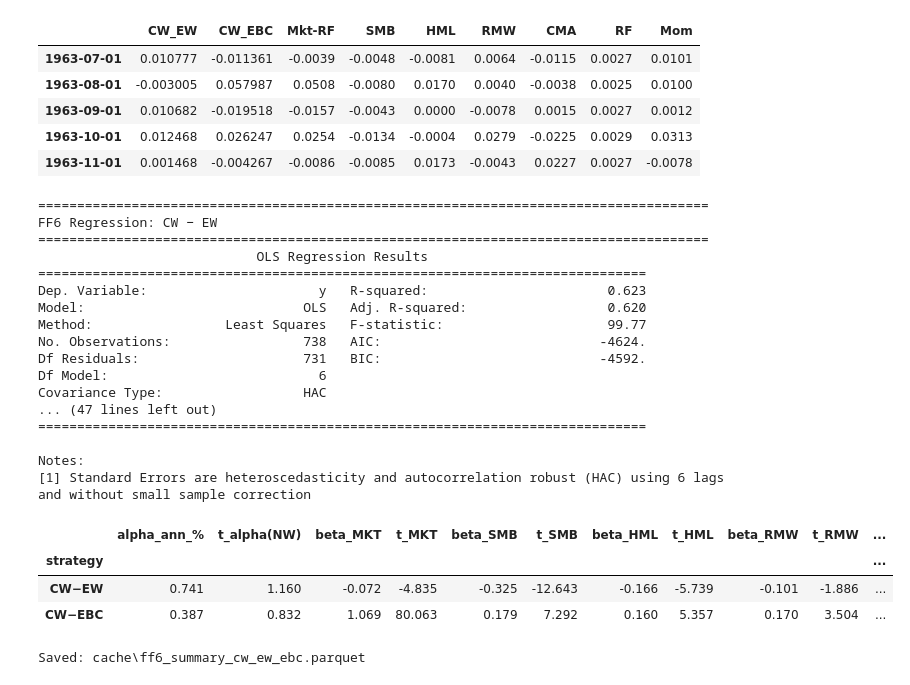
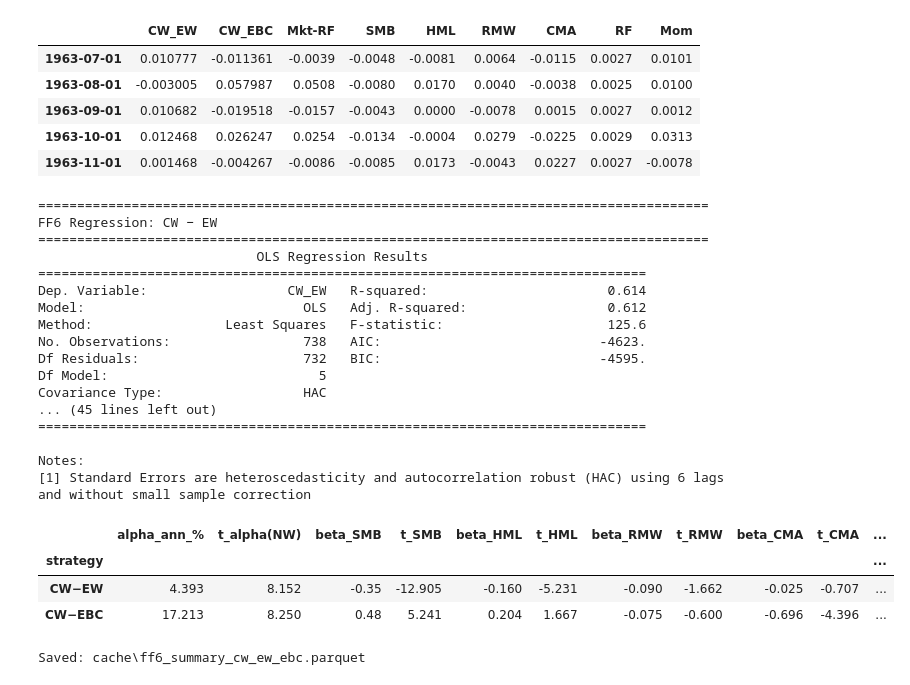
Before and after one commit to eviprous/Invesco-Research, a Jupyter notebook: cw_vs_ebc_kw.ipynb, the cells around one changed output. Saved outputs shown, nothing was run; the diff lists cells and outputs as text; code cells hidden in the pictures.

```diff
--- a/cw_vs_ebc_kw.ipynb
+++ b/cw_vs_ebc_kw.ipynb
@@ -313,16 +326,16 @@ def clean_numeric(x):
 
 rets        = to_month_end(rets)
 pref_series = to_month_end(pref_m["CW-EBC"])
-mkt_series  = to_month_end(ff_m["Mkt-RF"])
+# mkt_series  = to_month_end(ff_m["Mkt-RF"])
 
 rets        = clean_numeric(rets)
 pref_series = clean_numeric(pref_series)
-mkt_series  = clean_numeric(mkt_series)
+# mkt_series  = clean_numeric(mkt_series)
 
-common_idx  = rets.index.intersection(pref_series.index).intersection(mkt_series.index)
+common_idx  = rets.index.intersection(pref_series.index)
 rets        = rets.loc[common_idx]
 pref_series = pref_series.loc[common_idx]
-mkt_series  = mkt_series.loc[common_idx]
+# mkt_series  = mkt_series.loc[common_idx]
 
 print("Aligned span:", rets.index.min(), "→", rets.index.max(), " | months:", len(rets))
 # %% [output]
@@ -434,7 +447,7 @@ def fama_macbeth(rets: pd.DataFrame,
 for pref_name in ["CW-EBC", "CW-EW"]:
     fm_out = fama_macbeth(rets=rets,
                           pref_series=pref_m[pref_name],
-                          mkt_series=ff_m["Mkt-RF"],
+                          mkt_series=None,
                           window=36, nw_lags=6,
                           min_stocks=50, verbose=False)
     print(f"[FM] {pref_name}  mean λ={fm_out.get('lambda_pref_mean')},  t={fm_out.get('lambda_pref_t')},  "
@@ -445,5 +458,5 @@ for pref_name in ["CW-EBC", "CW-EW"]:
 # %%
-fac_names = ["Mkt-RF","SMB","HML","RMW","CMA","Mom"]
+fac_names = ["SMB","HML","RMW","CMA","Mom"]
 beta_ctrl = {}
 for nm in fac_names:
     beta_ctrl[nm] = rolling_beta_single_factor(rets, ff_m[nm], window=36).shift(1)
@@ -493,7 +506,7 @@ W = 36
 min_stocks = 50
 nw_lags = 6
 pref_list = ["CW-EBC", "CW-EW"]
-fac_names = ["Mkt-RF","SMB","HML","RMW","CMA","Mom"]
+fac_names = ["SMB","HML","RMW","CMA","Mom"]
 
 
 beta_ctrl = {
@@ -623,9 +636,8 @@ import numpy as np
 import statsmodels.api as sm
 
 def ff6_reg(df, yname, maxlags=6):
-    """(y - RF) ~ const + Mkt-RF + SMB + HML + RMW + CMA + Mom, HAC(Newey–West)"""
-    y_ex = df[yname] - df["RF"]
-    X = sm.add_constant(df[["Mkt-RF","SMB","HML","RMW","CMA","Mom"]])
+    y_ex = df[yname]
+    X = sm.add_constant(df[["SMB","HML","RMW","CMA","Mom"]])
     model = sm.OLS(y_ex, X).fit(cov_type="HAC", cov_kwds={"maxlags": maxlags})
     return model
 
@@ -637,7 +649,6 @@ def pack_row(name, model):
         "strategy": name,
         "alpha_ann_%": alpha_ann * 100.0,
         "t_alpha(NW)": t["const"],
-        "beta_MKT": p["Mkt-RF"], "t_MKT": t["Mkt-RF"],
         "beta_SMB": p["SMB"],   "t_SMB": t["SMB"],
         "beta_HML": p["HML"],   "t_HML": t["HML"],
         "beta_RMW": p["RMW"],   "t_RMW": t["RMW"],
@@ -656,44 +667,44 @@ def print_summary_no_datetime(title, model):
     print("="*86)
     print(title)
     print("="*86)
     print("\n".join(lines))
     print()
 
 res_ew  = ff6_reg(panel, "CW_EW",  maxlags=6)
 res_ebc = ff6_reg(panel, "CW_EBC", maxlags=6)
 
 print_summary_no_datetime("FF6 Regression: CW − EW",  res_ew)
 print_summary_no_datetime("FF6 Regression: CW − EBC", res_ebc)
 
 summary_df = pd.DataFrame([pack_row("CW−EW", res_ew),
                            pack_row("CW−EBC", res_ebc)]).set_index("strategy")
 display(summary_df.round(3))
 
 summary_path = os.path.join("cache", "ff6_summary_cw_ew_ebc.parquet")
 summary_df.to_parquet(summary_path)
 print("Saved:", summary_path)
 # %% [output]
 ======================================================================================
 FF6 Regression: CW − EW
 ======================================================================================
                             OLS Regression Results
 ==============================================================================
-Dep. Variable:                      y   R-squared:                       0.623
-Model:                            OLS   Adj. R-squared:                  0.620
-Method:                 Least Squares   F-statistic:                     99.77
-No. Observations:                 738   AIC:                            -4624.
-Df Residuals:                     731   BIC:                            -4592.
-Df Model:                           6
+Dep. Variable:                  CW_EW   R-squared:                       0.614
+Model:                            OLS   Adj. R-squared:                  0.612
+Method:                 Least Squares   F-statistic:                     125.6
+No. Observations:                 738   AIC:                            -4623.
+Df Residuals:                     732   BIC:                            -4595.
+Df Model:                           5
 Covariance Type:                  HAC
-... (47 lines left out)
+... (45 lines left out)
 ==============================================================================
 
 Notes:
 [1] Standard Errors are heteroscedasticity and autocorrelation robust (HAC) using 6 lags and without small sample correction
-|  | alpha_ann_% | t_alpha(NW) | beta_MKT | t_MKT | beta_SMB | t_SMB | beta_HML | t_HML | beta_RMW | t_RMW | ... |
+|  | alpha_ann_% | t_alpha(NW) | beta_SMB | t_SMB | beta_HML | t_HML | beta_RMW | t_RMW | beta_CMA | t_CMA | ... |
 | strategy |  |  |  |  |  |  |  |  |  |  | ... |
-| CW−EW | 0.741 | 1.160 | -0.072 | -4.835 | -0.325 | -12.643 | -0.166 | -5.739 | -0.101 | -1.886 | ... |
-| CW−EBC | 0.387 | 0.832 | 1.069 | 80.063 | 0.179 | 7.292 | 0.160 | 5.357 | 0.170 | 3.504 | ... |
+| CW−EW | 4.393 | 8.152 | -0.35 | -12.905 | -0.160 | -5.231 | -0.090 | -1.662 | -0.025 | -0.707 | ... |
+| CW−EBC | 17.213 | 8.250 | 0.48 | 5.241 | 0.204 | 1.667 | -0.075 | -0.600 | -0.696 | -4.396 | ... |
 Saved: cache\ff6_summary_cw_ew_ebc.parquet
 # %%
 import os
```
Also changed, not shown: parts of 13 cells of this notebook.
